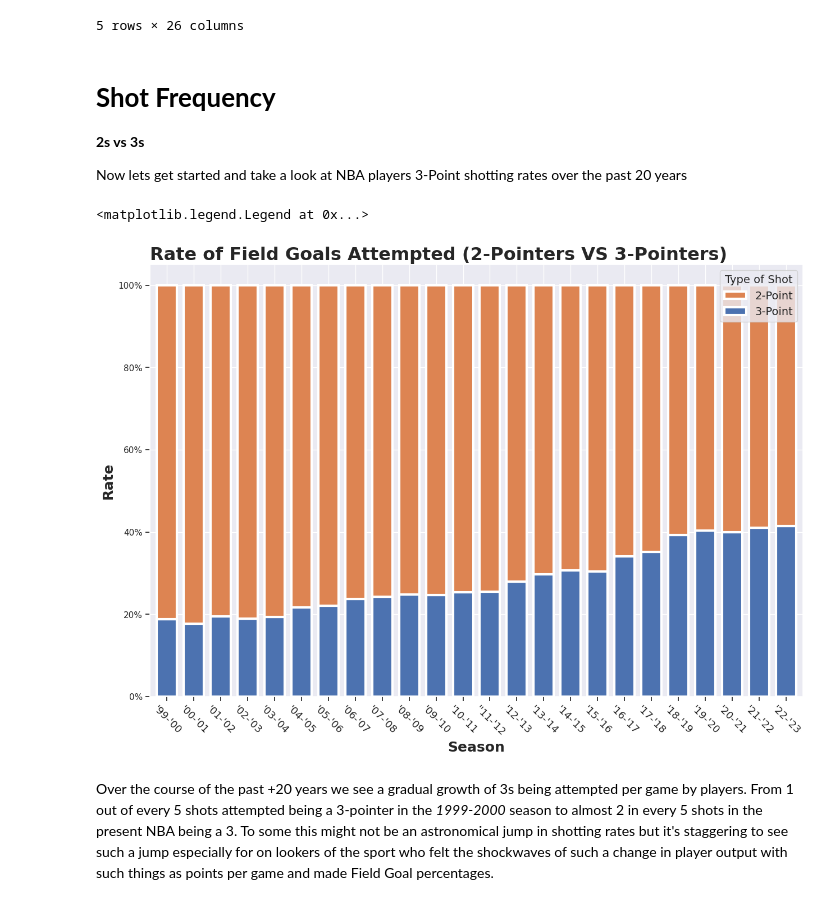
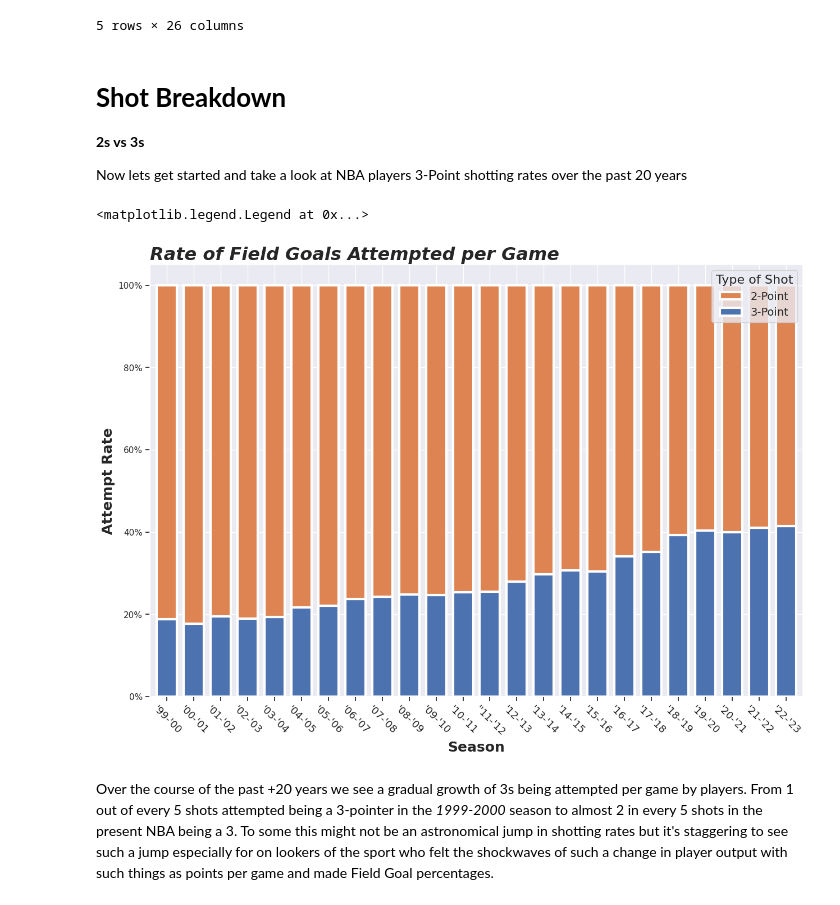
Before and after one commit to RafaelJMinaya/NBA-3Point-Shooting-Analysis, a Jupyter notebook: nba-3-point-shooting-evolution.ipynb, the cells around one changed output. Drawn from its saved outputs; the diff is of its cells as text; code cells hidden in the pictures.

Commit message:
Kaggle Notebook | NBA 3-Point Shooting Evolution 🏀🗑️📊 | Version 26

```diff
--- a/nba-3-point-shooting-evolution.ipynb
+++ b/nba-3-point-shooting-evolution.ipynb
@@ -121,7 +121,7 @@ shots_04.head()
 | 4 | 2004 | 2003-04 | 1610612757 | Portland Trail Blazers | 757 | Damon Stoudamire | G | PG | 04-14-2004 | ... |
 5 rows × 26 columns
 # %% [markdown]
-# **Shot Frequency**
+# **Shot Breakdown**
 
 **2s vs 3s**
 
@@ -149,38 +149,39 @@ ax = attempted.set_index('season').plot(kind='bar',
 ax.yaxis.set_major_formatter(FuncFormatter(lambda y, _: '{:.0%}'.format(y)))
 
 #formating the xlabels
 ax.set_xticks(range(len(attempted.set_index('season'))))
 ax.set_xticklabels(["'99-'00", "'00-'01", "'01-'02", "'02-'03", "'03-'04", "'04-'05", "'05-'06", "'06-'07", "'07-'08", "'08-'09", "'09-'10", "'10-'11", "''11-'12", "'12-'13", "'13-'14", "'14-'15", "'15-'16", "'16-'17", "'17-'18", "'18-'19", "'19-'20", "'20-'21","'21-'22", "'22-'23"],
                    rotation=-45,
                    size=13)
 
 #ax.set_yticklabels(size=13)
 ax.tick_params(bottom=True,
                left=True)
 
 
-ax.axes.set_title('Rate of Field Goals Attempted (2-Pointers VS 3-Pointers)',
+ax.axes.set_title('Rate of Field Goals Attempted per Game',
                   fontsize=23,
                   loc='left',
-                  fontweight='bold')
+                  fontweight='bold',
+                  fontstyle='oblique')
 ax.set_xlabel("Season",
               fontsize=18,
               fontweight='bold')
-ax.set_ylabel("Rate",
+ax.set_ylabel("Attempt Rate",
               fontsize=18,
               fontweight='bold')
 
 #LEGEND
 handles, labels = ax.get_legend_handles_labels()
 ax.legend(reversed(handles),
           reversed(["3-Point", "2-Point"]),
           title='Type of Shot',
           loc='upper right',
-          title_fontsize= 14,
+          title_fontsize= 16,
           fontsize = 14)
 # %% [output]
 <matplotlib.legend.Legend at 0x...>
-[figure, old version]
+[figure, new version]
 # %% [markdown]
 Over the course of the past +20 years we see a gradual growth of 3s being attempted per game by players. From 1 out of every 5 shots attempted being a 3-pointer in the *1999-2000* season to almost 2 in every 5 shots in the present NBA being a 3. To some this might not be an astronomical jump in shotting rates but it's staggering to see such a jump especially for on lookers of the sport who felt the shockwaves of such a change in player output with such things as points per game and made Field Goal percentages.
 # %% [markdown]
```
Also changed, not shown: parts of 13 cells of this notebook.
